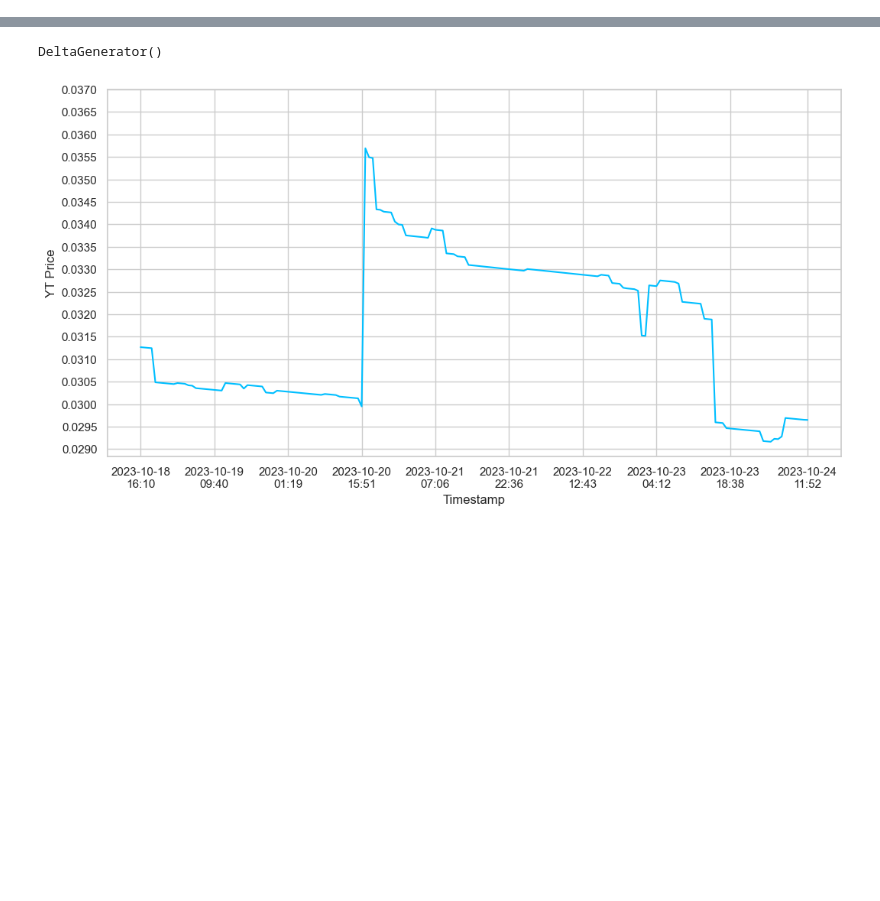
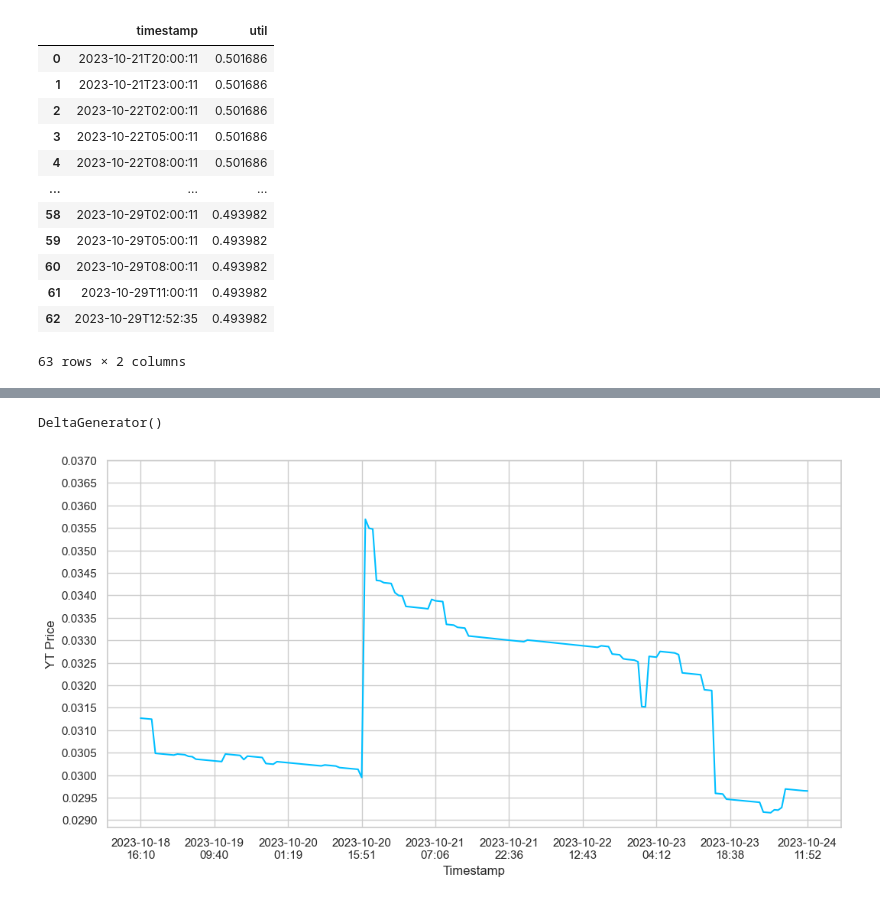
Before and after one commit to junkyahd/pendle-exploration, a Jupyter notebook: pendleAPI.ipynb, the cells around one changed output, grey strips where cells are left out. Saved outputs shown, nothing was run; the diff lists cells and outputs as text; code cells hidden in the pictures; blank space fills up the shorter version.

```diff
--- a/pendleAPI.ipynb
+++ b/pendleAPI.ipynb
@@ -88,13 +105,28 @@ for i in range(0, len(res)):
     ytPrice.append(res[i]['ptDiscount'])
     ptPrice.append(1.0 - res[i]['ptDiscount'])
 # %%
-with open('pendleData.pkl', 'rb') as fp:
-    tmpDict = pickle.load(fp)
-
-util_ts = []
-crvUtil = []
-
-for j in tmpDict.keys():
-    util_ts.append(datetime.fromtimestamp(tmpDict[j][7]).isoformat())
-    crvUtil.append(tmpDict[j][5])
+# with open('pendleData.pkl', 'rb') as fp:
+#     tmpDict = pickle.load(fp)
+#
+# util_ts = []
+# crvUtil = []
+#
+# for j in tmpDict.keys():
+#     util_ts.append(datetime.fromtimestamp(tmpDict[j][7]).isoformat())
+#     crvUtil.append(tmpDict[j][5])
+util_df
+# %% [output]
+|  | timestamp | util |
+| 0 | 2023-10-21T20:00:11 | 0.501686 |
+| 1 | 2023-10-21T23:00:11 | 0.501686 |
+| 2 | 2023-10-22T02:00:11 | 0.501686 |
+| 3 | 2023-10-22T05:00:11 | 0.501686 |
+| 4 | 2023-10-22T08:00:11 | 0.501686 |
+| ... | ... | ... |
+| 58 | 2023-10-29T02:00:11 | 0.493982 |
+| 59 | 2023-10-29T05:00:11 | 0.493982 |
+| 60 | 2023-10-29T08:00:11 | 0.493982 |
+| 61 | 2023-10-29T11:00:11 | 0.493982 |
+| 62 | 2023-10-29T12:52:35 | 0.493982 |
+63 rows × 2 columns
 # %%
```
Also changed, not shown: parts of 11 cells of this notebook.
